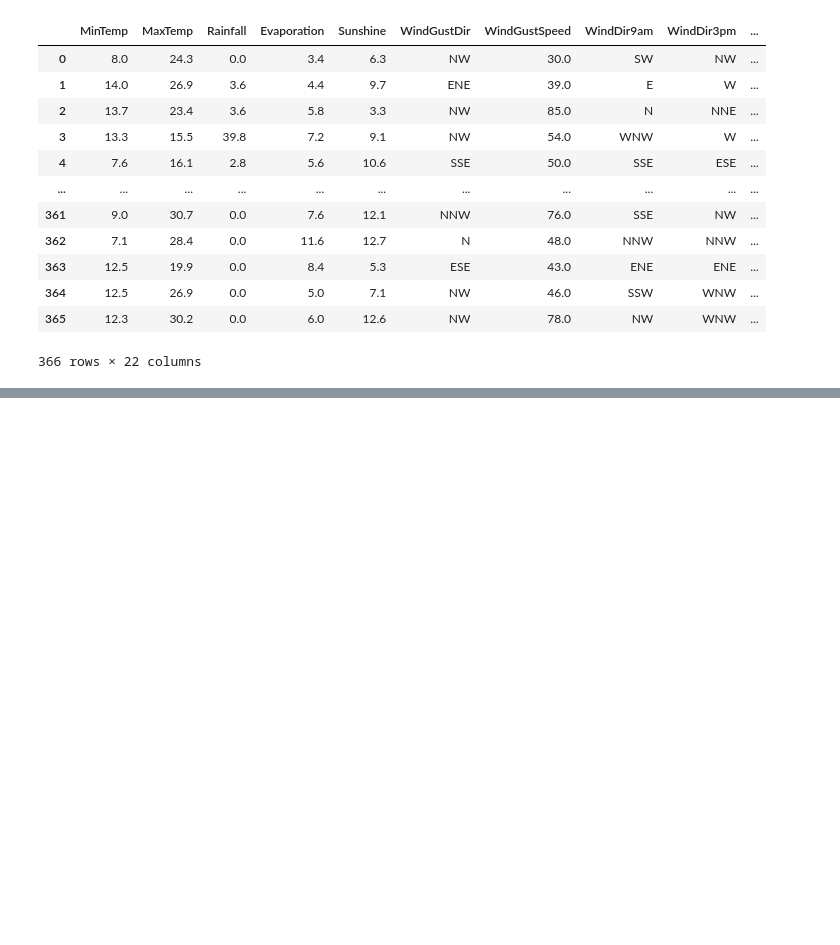
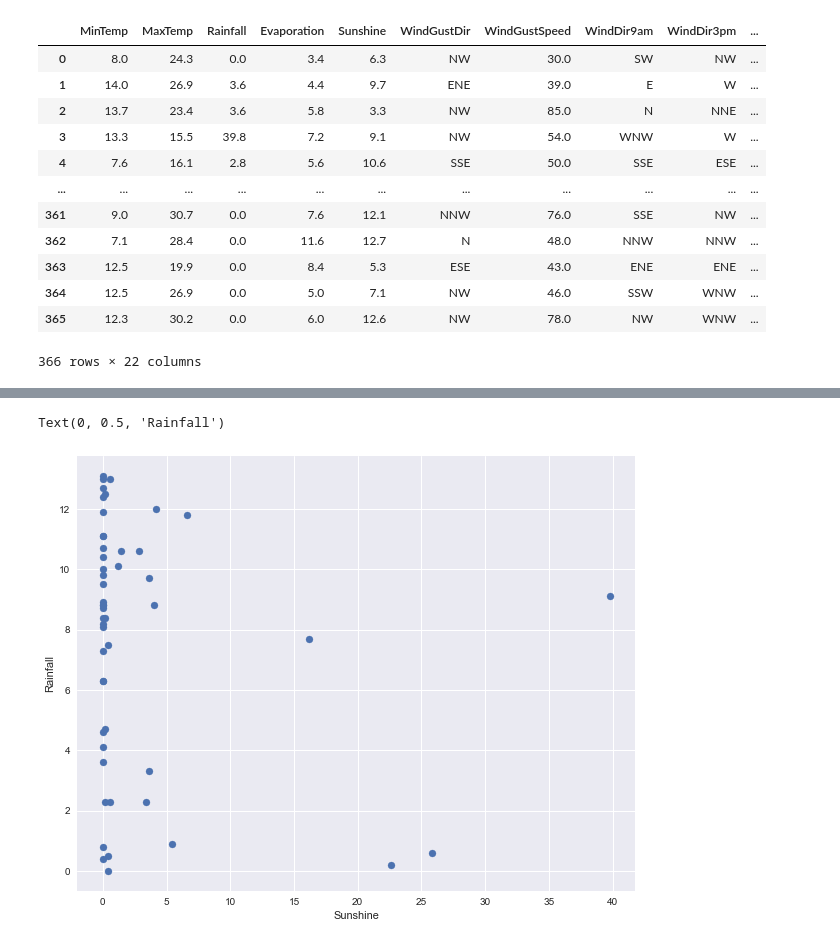
Before and after one commit to Sahil-Rajwar-2004/Jupyter, a Jupyter notebook: weather.ipynb, the cells around one changed output, grey strips where cells are left out. Drawn from its saved outputs; the diff is of its cells as text; code cells hidden in the pictures; blank space fills up the shorter version.

```diff
--- a/weather.ipynb
+++ b/weather.ipynb
@@ -1,11 +1,14 @@
 # %%
 import pandas as pd
-import chemaphy
-from chemaphy import Statistics
+import numpy as np
+import matplotlib.pyplot as plt
+from matplotlib import style
+from sklearn import model_selection
 from sklearn import linear_model
-from sklearn import model_selection
 from sklearn import preprocessing
-from matplotlib import pyplot as plt
+from sklearn import metrics
+
+style.use("seaborn")
 # %%
 data = pd.read_csv("https://raw.githubusercontent.com/Sahil-Rajwar-2004/Datasets/main/weather.csv")
 data
@@ -56,0 +129,8 @@ data
+# %%
+plt.figure(figsize = (10,8))
+plt.scatter(data.Rainfall[:50], data.Sunshine[:50])
+plt.xlabel("Sunshine")
+plt.ylabel("Rainfall")
+# %% [output]
+Text(0, 0.5, 'Rainfall')
+[figure, added]
```
Also changed, not shown: parts of 11 cells of this notebook.
